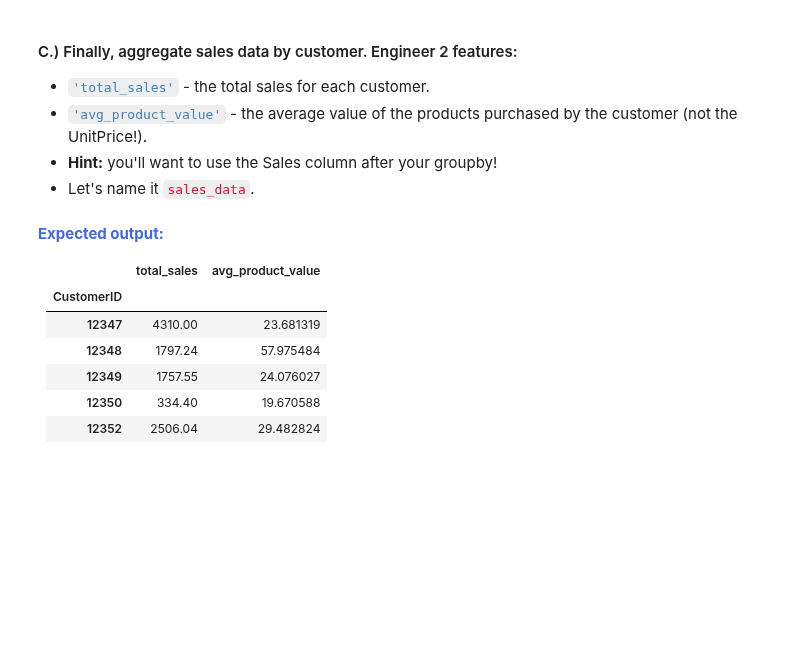
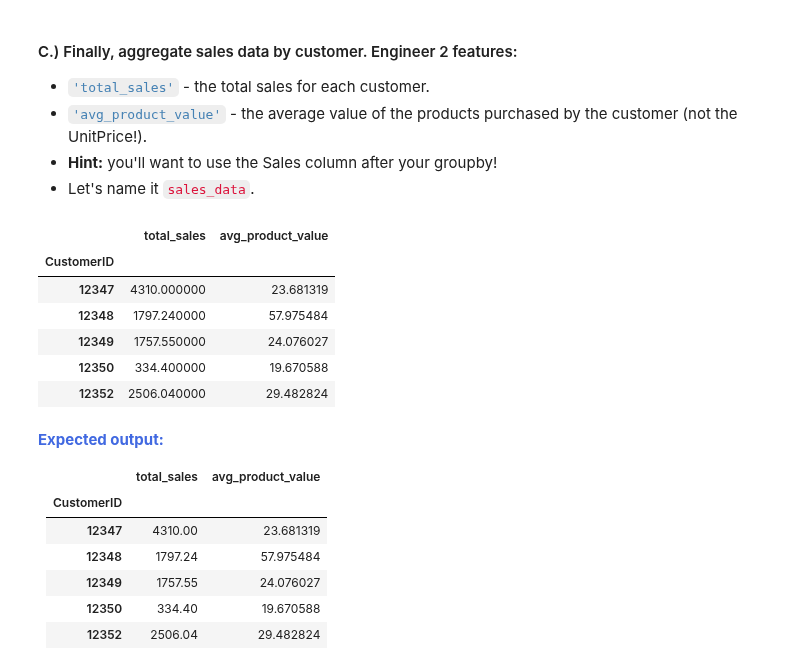
Before and after one commit to tundeiness/Unsupervised_Customer, a Jupyter notebook: 1 - Workbook - Data Wrangling.ipynb, the cells around one changed output. Drawn from its saved outputs; the diff is of its cells as text; code cells hidden in the pictures; blank space fills up the shorter version.

Commit message:
aggregate sales data by customer

```diff
--- a/1 - Workbook - Data Wrangling.ipynb
+++ b/1 - Workbook - Data Wrangling.ipynb
@@ -432,6 +448,18 @@ By definition, <code style="color:steelblue">'total_unique_products'</code> shou
 * <code style="color:steelblue">'avg_product_value'</code> - the average value of the products purchased by the customer (not the UnitPrice!).
 * **Hint:** you'll want to use the Sales column after your groupby!
 * Let's name it <code style="color:crimson">sales_data</code>.
+# %%
+sales_data = clean_tx_df.groupby(['CustomerID']).Sales.agg(['sum', 'mean'])
+sales_data.columns = ['total_sales', 'avg_product_value']
+sales_data.head()
+# %% [output]
+|  | total_sales | avg_product_value |
+| CustomerID |  |  |
+| 12347 | 4310.000000 | 23.681319 |
+| 12348 | 1797.240000 | 57.975484 |
+| 12349 | 1757.550000 | 24.076027 |
+| 12350 | 334.400000 | 19.670588 |
+| 12352 | 2506.040000 | 29.482824 |
 # %% [markdown]
 <strong style="color:RoyalBlue">Expected output:</strong>
 <table border="1" class="dataframe">
```
Also changed, not shown: parts of 1 cell of this notebook.
